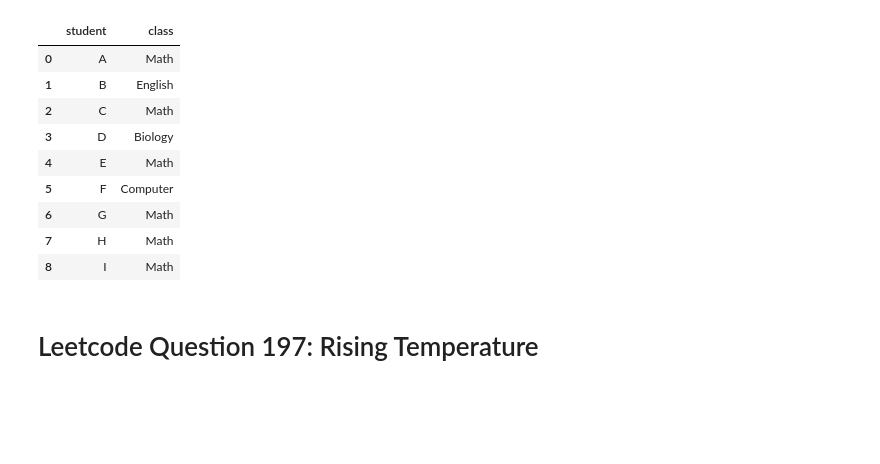
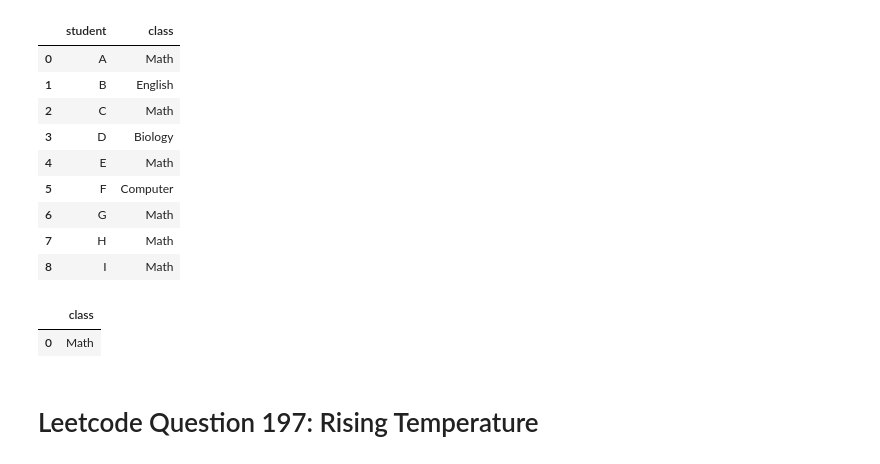
Before and after one commit to DanialArab/SQL, a Jupyter notebook: Leetcode_Database_Questions.ipynb, the cells around one changed output. Saved outputs shown, nothing was run; the diff lists cells and outputs as text; code cells hidden in the pictures; blank space fills up the shorter version.

```diff
--- a/Leetcode_Database_Questions.ipynb
+++ b/Leetcode_Database_Questions.ipynb
@@ -3138,6 +3138,17 @@ FROM Courses
 | 6 | G | Math |
 | 7 | H | Math |
 | 8 | I | Math |
+# %%
+pd.read_sql("""
+SELECT
+    class
+FROM Courses
+GROUP BY class
+HAVING COUNT(student) >= 5
+""", con)
+# %% [output]
+|  | class |
+| 0 | Math |
 # %% [markdown]
 # Leetcode Question 197: Rising Temperature
 # %%
```
